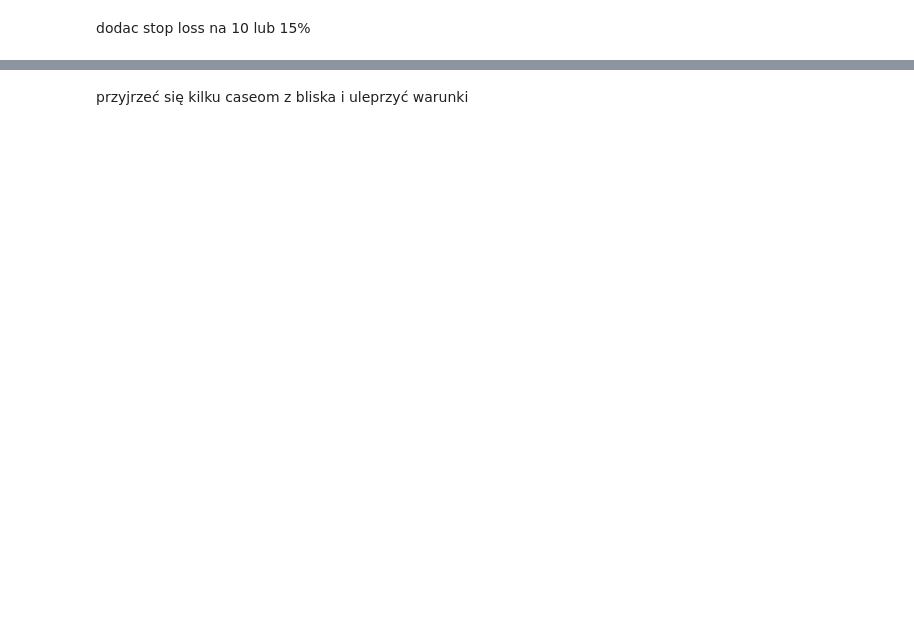
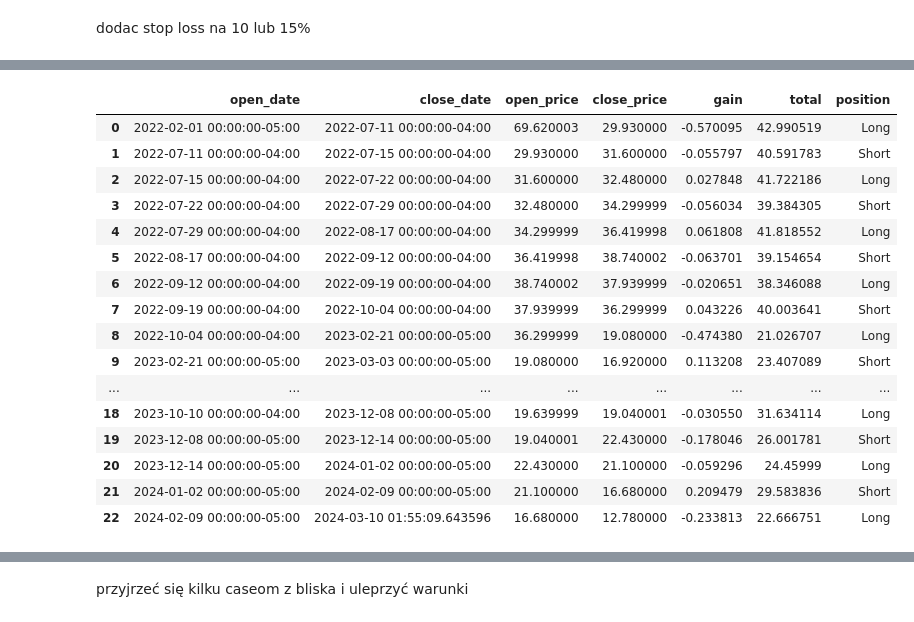
Before and after one commit to mglaz/backtesting, a Jupyter notebook: backtesting.ipynb, the cells around one changed output, grey strips where cells are left out. Drawn from its saved outputs; the diff is of its cells as text; code cells hidden in the pictures; blank space fills up the shorter version.

Commit message:
strats development

```diff
--- a/backtesting.ipynb
+++ b/backtesting.ipynb
@@ -271,0 +467,6 @@ aapl.tail(50)
+# %%
+strat1_df = strat1_check(tickers, backtest_df)
+strat2_df = strat2_check(tickers, backtest_df)
+strat3_df = strat3_check(tickers, backtest_df)
+strat4_df = strat4_check(tickers, backtest_df)
+strat5_df = strat5_check(tickers, backtest_df)
@@ -345,7 +561,7 @@ def bbacktest(tickers, backtest_df):
                 if len(open_price_short) > len(close_price_short):
                         close_price_short.append(backtest_df[ticker][-1])
                 results_short = pd.DataFrame({'open_date': open_date_short, 'close_date': close_date_short, 'open_price':open_price_short, 'close_price':close_price_short})
-                results_short['gain'] = (results_short['close_price'] - results_short['open_price']) / results_short['open_price']
+                results_short['gain'] = (results_short['open_price'] - results_short['close_price']) / results_short['open_price']
                 results_short['total'] = None
                 results_short['position'] = 'Short'
                 total_results = pd.concat([results_long, results_short], axis=0)
@@ -369,0 +582,6 @@ results[0]
+# %%
+results_strat1 = bbacktest(tickers, strat1_df)
+results_strat2 = bbacktest(tickers, strat2_df)
+results_strat3 = bbacktest(tickers, strat3_df)
+results_strat4 = bbacktest(tickers, strat4_df)
+results_strat5 = bbacktest(tickers, strat4_df)
@@ -398,0 +749,20 @@ plt.show()
+# %%
+results_strat3[1]
+# %% [output]
+|  | open_date | close_date | open_price | close_price | gain | total | position |
+| 0 | 2022-02-01 00:00:00-05:00 | 2022-07-11 00:00:00-04:00 | 69.620003 | 29.930000 | -0.570095 | 42.990519 | Long |
+| 1 | 2022-07-11 00:00:00-04:00 | 2022-07-15 00:00:00-04:00 | 29.930000 | 31.600000 | -0.055797 | 40.591783 | Short |
+| 2 | 2022-07-15 00:00:00-04:00 | 2022-07-22 00:00:00-04:00 | 31.600000 | 32.480000 | 0.027848 | 41.722186 | Long |
+| 3 | 2022-07-22 00:00:00-04:00 | 2022-07-29 00:00:00-04:00 | 32.480000 | 34.299999 | -0.056034 | 39.384305 | Short |
+| 4 | 2022-07-29 00:00:00-04:00 | 2022-08-17 00:00:00-04:00 | 34.299999 | 36.419998 | 0.061808 | 41.818552 | Long |
+| 5 | 2022-08-17 00:00:00-04:00 | 2022-09-12 00:00:00-04:00 | 36.419998 | 38.740002 | -0.063701 | 39.154654 | Short |
+| 6 | 2022-09-12 00:00:00-04:00 | 2022-09-19 00:00:00-04:00 | 38.740002 | 37.939999 | -0.020651 | 38.346088 | Long |
+| 7 | 2022-09-19 00:00:00-04:00 | 2022-10-04 00:00:00-04:00 | 37.939999 | 36.299999 | 0.043226 | 40.003641 | Short |
+| 8 | 2022-10-04 00:00:00-04:00 | 2023-02-21 00:00:00-05:00 | 36.299999 | 19.080000 | -0.474380 | 21.026707 | Long |
+| 9 | 2023-02-21 00:00:00-05:00 | 2023-03-03 00:00:00-05:00 | 19.080000 | 16.920000 | 0.113208 | 23.407089 | Short |
+| ... | ... | ... | ... | ... | ... | ... | ... |
+| 18 | 2023-10-10 00:00:00-04:00 | 2023-12-08 00:00:00-05:00 | 19.639999 | 19.040001 | -0.030550 | 31.634114 | Long |
+| 19 | 2023-12-08 00:00:00-05:00 | 2023-12-14 00:00:00-05:00 | 19.040001 | 22.430000 | -0.178046 | 26.001781 | Short |
+| 20 | 2023-12-14 00:00:00-05:00 | 2024-01-02 00:00:00-05:00 | 22.430000 | 21.100000 | -0.059296 | 24.45999 | Long |
+| 21 | 2024-01-02 00:00:00-05:00 | 2024-02-09 00:00:00-05:00 | 21.100000 | 16.680000 | 0.209479 | 29.583836 | Short |
+| 22 | 2024-02-09 00:00:00-05:00 | 2024-03-10 01:55:09.643596 | 16.680000 | 12.780000 | -0.233813 | 22.666751 | Long |
```
Also changed, not shown: parts of 47 cells of this notebook, 3 other files.
